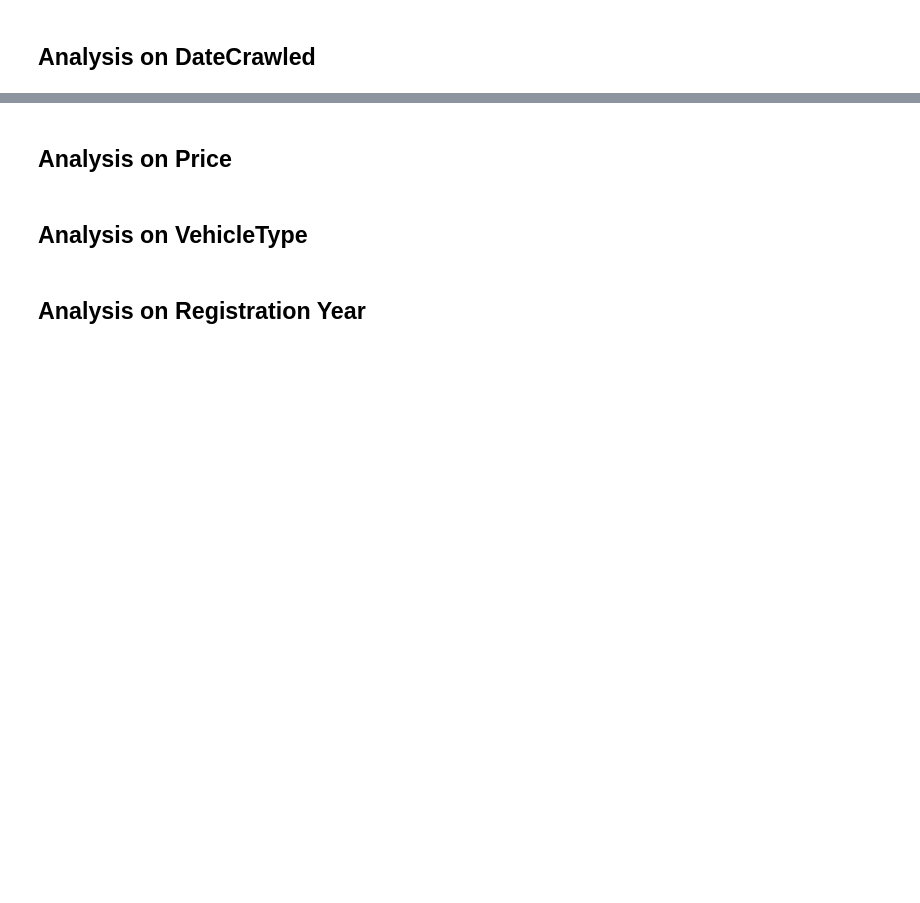
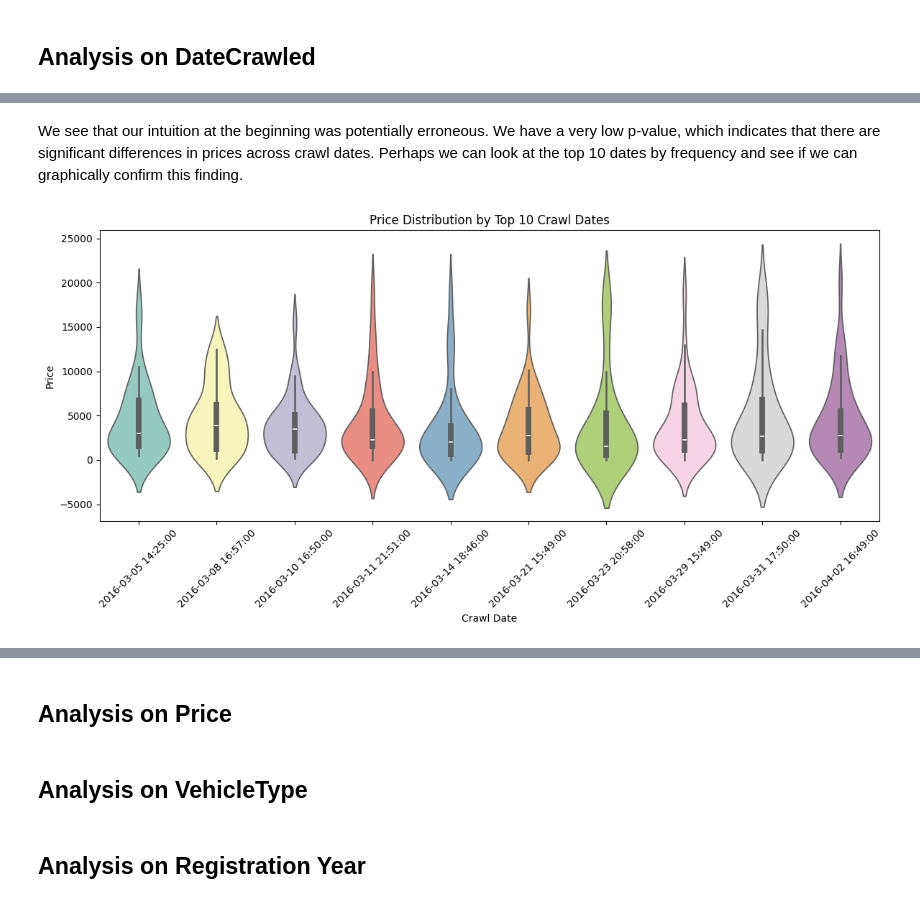
Before and after one commit to T4nT4n/sprint12, a Jupyter notebook: sprint_12_project.ipynb, the cells around one changed output, grey strips where cells are left out. Saved outputs shown, nothing was run; the diff lists cells and outputs as text; code cells hidden in the pictures; blank space fills up the shorter version.

```diff
--- a/sprint_12_project.ipynb
+++ b/sprint_12_project.ipynb
@@ -575,0 +807,25 @@ The Model column has a high cardinality with 250 unique car models. Few models m
+# %% [markdown]
+We see that our intuition at the beginning was potentially erroneous. We have a very low p-value, which indicates that there are significant differences in prices across crawl dates. Perhaps we can look at the top 10 dates by frequency and see if we can graphically confirm this finding.
+# %%
+# Attach Price for plotting
+df_dates = X_train.copy()
+df_dates['Price'] = y_train
+
+# Get top 10 dates by frequency
+top_dates = df_dates['DateCrawled'].value_counts().nlargest(10).index
+df_top_dates = df_dates[df_dates['DateCrawled'].isin(top_dates)]
+
+# Sort by date for better readability
+df_top_dates = df_top_dates.sort_values(by='DateCrawled')
+
+# Create violin plot
+plt.figure(figsize=(12,6))
+sns.violinplot(data=df_top_dates, x='DateCrawled', y='Price', order=sorted(top_dates), palette='Set3', hue='DateCrawled', legend=False)
+plt.xticks(rotation=45)
+plt.title('Price Distribution by Top 10 Crawl Dates')
+plt.xlabel('Crawl Date')
+plt.ylabel('Price')
+plt.tight_layout()
+plt.show()
+# %% [output]
+[figure, added]
```
Also changed, not shown: parts of 24 cells of this notebook.
